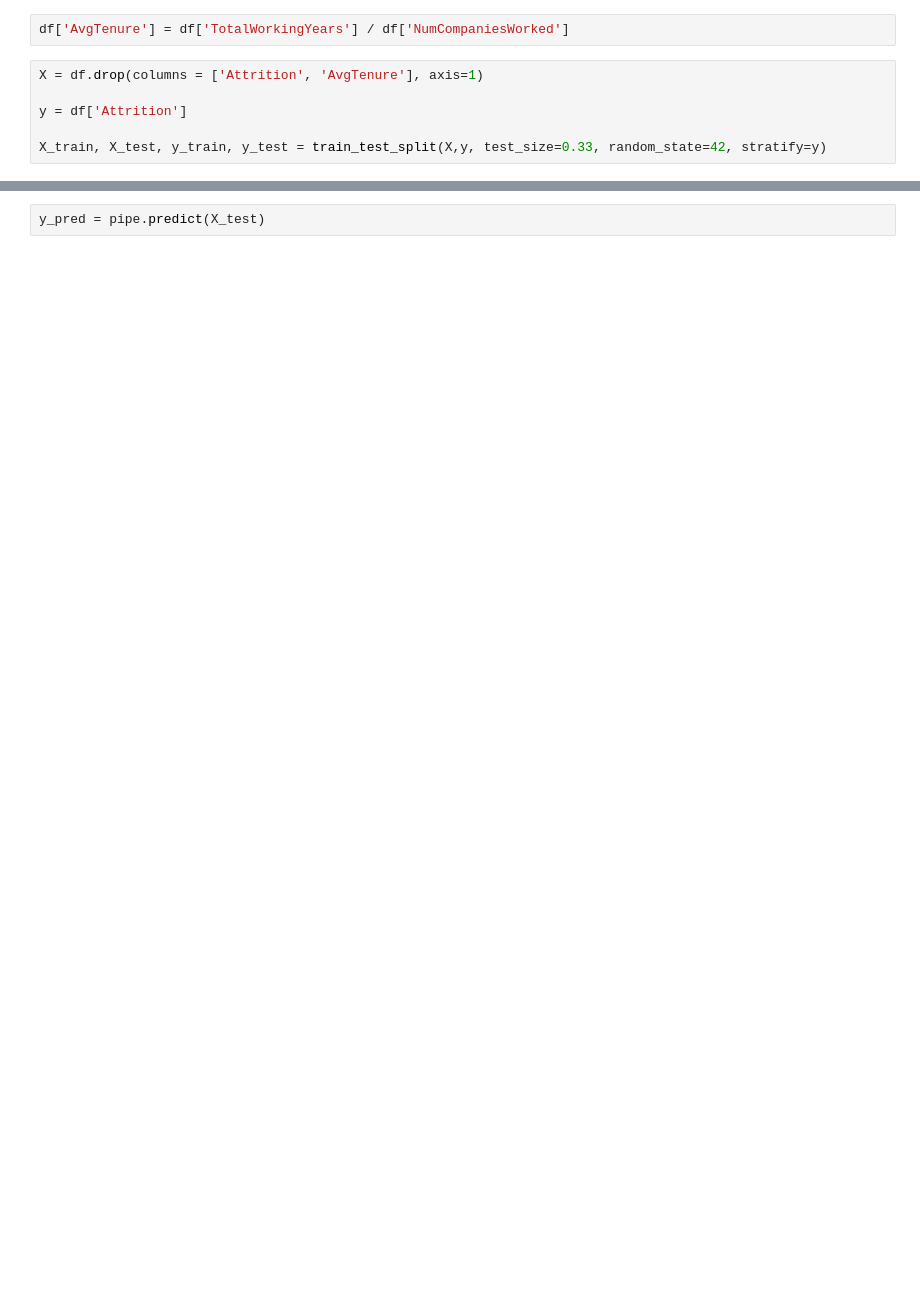
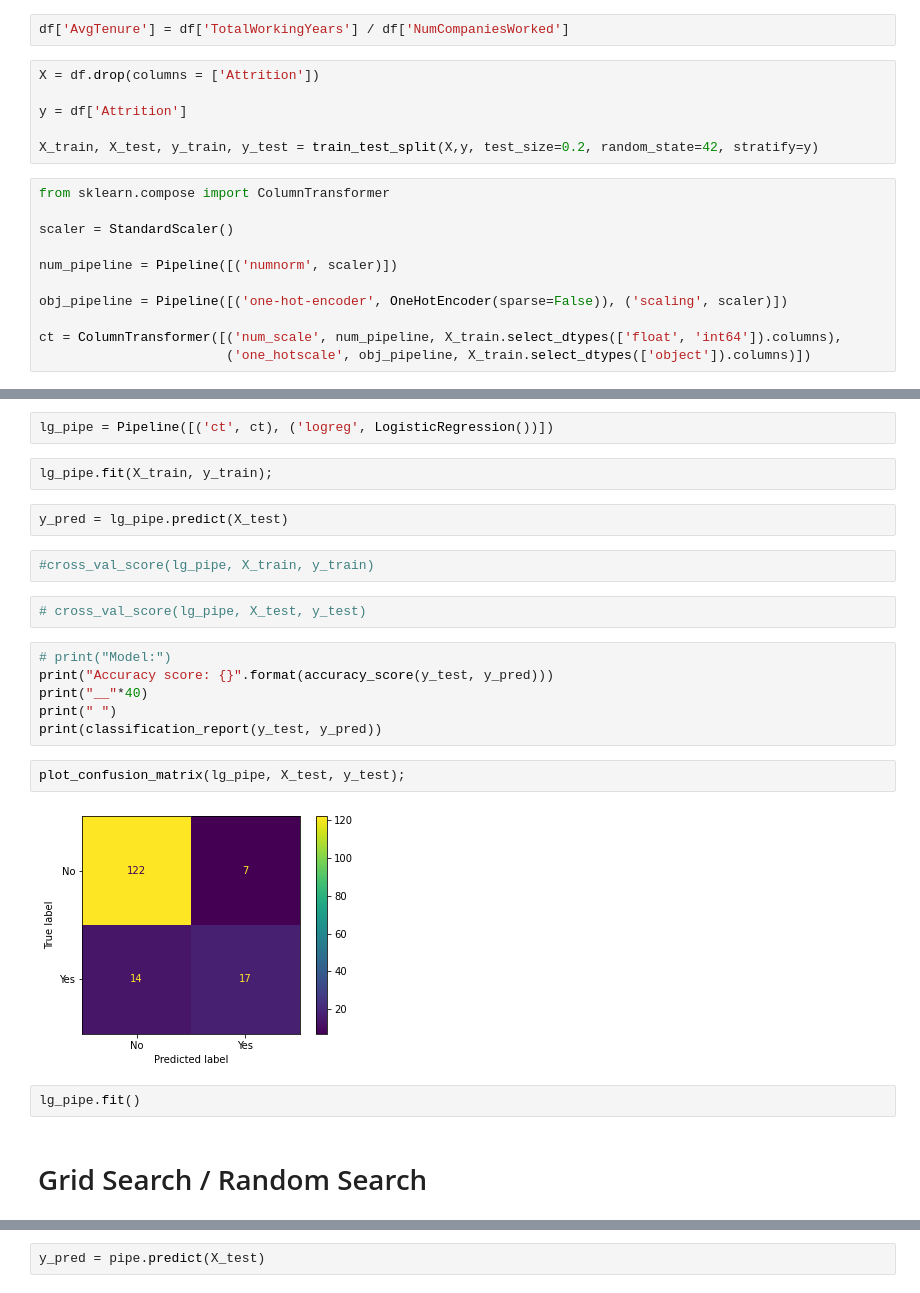
Before and after one commit to MonicaLauren/IBM-Attrition-Prediction, a Jupyter notebook: Scratchbook.ipynb, the cells around one changed output, grey strips where cells are left out. Drawn from its saved outputs; the diff is of its cells as text; blank space fills up the shorter version.

Commit message:
Add initial graphs.

```diff
--- a/Scratchbook.ipynb
+++ b/Scratchbook.ipynb
@@ -67,8 +95,19 @@ df = df[df.TotalWorkingYears != 0]
 # %%
 df['AvgTenure'] = df['TotalWorkingYears'] / df['NumCompaniesWorked']
 # %%
-X = df.drop(columns = ['Attrition', 'AvgTenure'], axis=1)
+X = df.drop(columns = ['Attrition'])
 
 y = df['Attrition']
 
-X_train, X_test, y_train, y_test = train_test_split(X,y, test_size=0.33, random_state=42, stratify=y)
+X_train, X_test, y_train, y_test = train_test_split(X,y, test_size=0.2, random_state=42, stratify=y)
+# %%
+from sklearn.compose import ColumnTransformer
+
+scaler = StandardScaler()
+
+num_pipeline = Pipeline([('numnorm', scaler)])
+
+obj_pipeline = Pipeline([('one-hot-encoder', OneHotEncoder(sparse=False)), ('scaling', scaler)])
+
+ct = ColumnTransformer([('num_scale', num_pipeline, X_train.select_dtypes(['float', 'int64']).columns),
+                        ('one_hotscale', obj_pipeline, X_train.select_dtypes(['object']).columns)])
@@ -74,0 +124,24 @@ X_train, X_test, y_train, y_test = train_test_split(X,y, test_size=0.33, random_
+# %%
+lg_pipe = Pipeline([('ct', ct), ('logreg', LogisticRegression())])
+# %%
+lg_pipe.fit(X_train, y_train);
+# %%
+y_pred = lg_pipe.predict(X_test)
+# %%
+#cross_val_score(lg_pipe, X_train, y_train)
+# %%
+# cross_val_score(lg_pipe, X_test, y_test)
+# %%
+# print("Model:")
+print("Accuracy score: {}".format(accuracy_score(y_test, y_pred)))
+print("__"*40)
+print(" ")
+print(classification_report(y_test, y_pred))
+# %%
+plot_confusion_matrix(lg_pipe, X_test, y_test);
+# %% [output]
+[figure, added]
+# %%
+lg_pipe.fit()
+# %% [markdown]
+# Grid Search / Random Search
```
Also changed, not shown: parts of 46 cells of this notebook, 3 other files.
